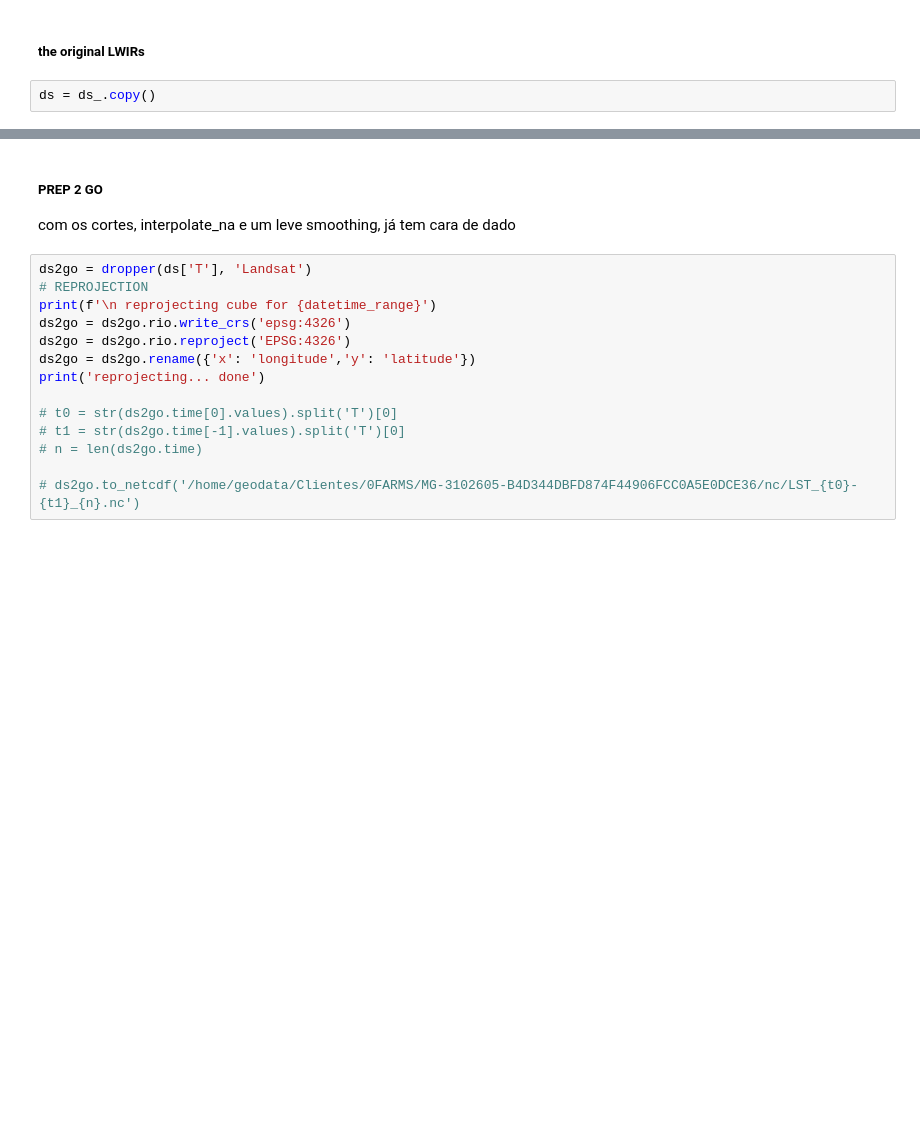
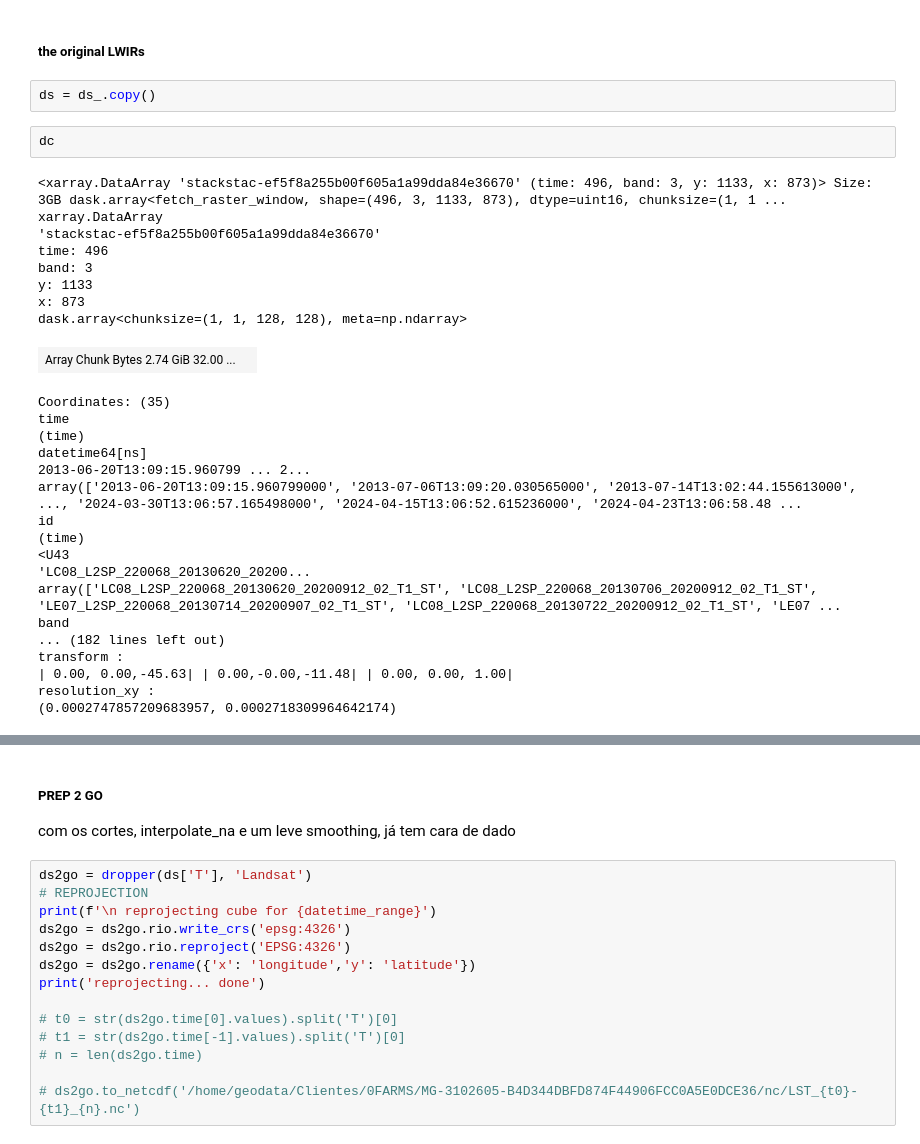
Before and after one commit to agrofunk/farmtonc, a Jupyter notebook: 04_get_landsatlst2nc.ipynb, the cells around one changed output, grey strips where cells are left out. Saved outputs shown, nothing was run; the diff lists cells and outputs as text; blank space fills up the shorter version.

```diff
--- a/04_get_landsatlst2nc.ipynb
+++ b/04_get_landsatlst2nc.ipynb
@@ -132,6 +141,35 @@ ds_ = dc.to_dataset( dim = 'band' ).persist()
 ##### the original LWIRs
 # %%
 ds = ds_.copy()
+# %%
+dc
+# %% [output]
+<xarray.DataArray 'stackstac-ef5f8a255b00f605a1a99dda84e36670' (time: 496, band: 3, y: 1133, x: 873)> Size: 3GB dask.array<fetch_raster_window, shape=(496, 3, 1133, 873), dtype=uint16, chunksize=(1, 1 ...
+xarray.DataArray
+'stackstac-ef5f8a255b00f605a1a99dda84e36670'
+time: 496
+band: 3
+y: 1133
+x: 873
+dask.array<chunksize=(1, 1, 128, 128), meta=np.ndarray>
+| Array Chunk Bytes 2.74 GiB 32.00 ... |  |
+Coordinates: (35)
+time
+(time)
+datetime64[ns]
+2013-06-20T13:09:15.960799 ... 2...
+array(['2013-06-20T13:09:15.960799000', '2013-07-06T13:09:20.030565000', '2013-07-14T13:02:44.155613000', ..., '2024-03-30T13:06:57.165498000', '2024-04-15T13:06:52.615236000', '2024-04-23T13:06:58.48 ...
+id
+(time)
+<U43
+'LC08_L2SP_220068_20130620_20200...
+array(['LC08_L2SP_220068_20130620_20200912_02_T1_ST', 'LC08_L2SP_220068_20130706_20200912_02_T1_ST', 'LE07_L2SP_220068_20130714_20200907_02_T1_ST', 'LC08_L2SP_220068_20130722_20200912_02_T1_ST', 'LE07 ...
+band
+... (182 lines left out)
+transform :
+| 0.00, 0.00,-45.63| | 0.00,-0.00,-11.48| | 0.00, 0.00, 1.00|
+resolution_xy :
+(0.0002747857209683957, 0.0002718309964642174)
 # %%
 plt.hist(np.ravel(ds['lwir11'].values),bins=100, alpha=0.5, label='L89');
 plt.hist(np.ravel(ds['lwir'].values),bins=100, alpha=0.5, label='L57');
```
Also changed, not shown: parts of 12 cells of this notebook, 1 other file.
